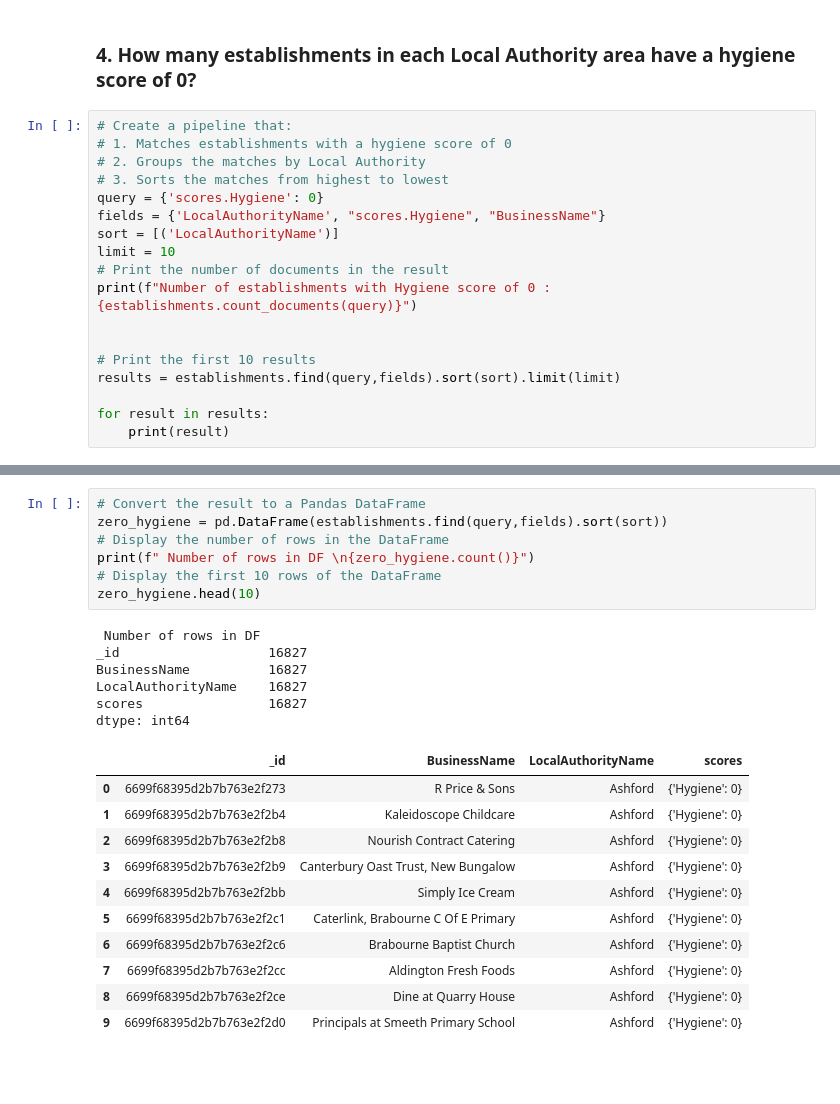
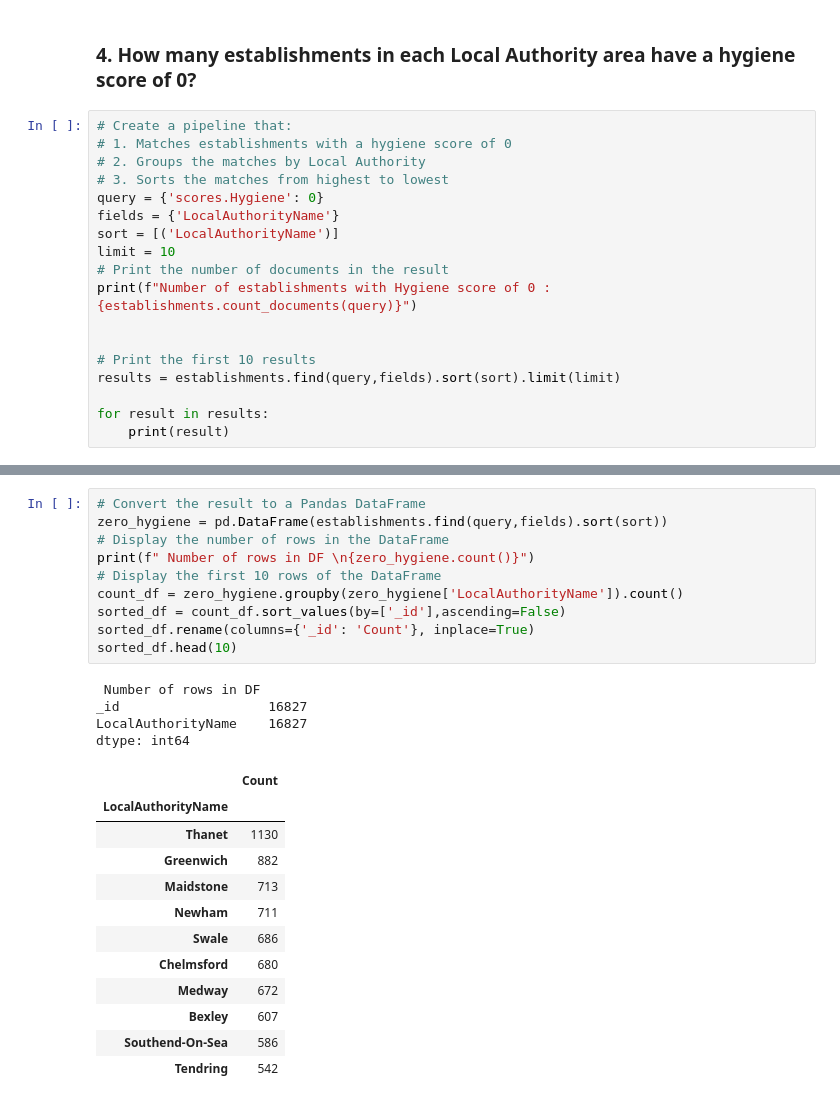
Before and after one commit to rdeshir10/NoSQL-Challenge, a Jupyter notebook: NoSQL_analysis_starter.ipynb, the cells around one changed output, grey strips where cells are left out. Drawn from its saved outputs; the diff is of its cells as text; blank space fills up the shorter version.

```diff
--- a/NoSQL_analysis_starter.ipynb
+++ b/NoSQL_analysis_starter.ipynb
@@ -193,7 +193,7 @@ top_5_df.head()
 # 2. Groups the matches by Local Authority
 # 3. Sorts the matches from highest to lowest
 query = {'scores.Hygiene': 0}
-fields = {'LocalAuthorityName', "scores.Hygiene", "BusinessName"}
+fields = {'LocalAuthorityName'}
 sort = [('LocalAuthorityName')]
 limit = 10
 # Print the number of documents in the result
@@ -220,25 +220,27 @@ Number of establishments with Hygiene score of 0 : 16827
 # %%
 # Convert the result to a Pandas DataFrame
 zero_hygiene = pd.DataFrame(establishments.find(query,fields).sort(sort))
 # Display the number of rows in the DataFrame
 print(f" Number of rows in DF \n{zero_hygiene.count()}")
 # Display the first 10 rows of the DataFrame
-zero_hygiene.head(10)
+count_df = zero_hygiene.groupby(zero_hygiene['LocalAuthorityName']).count()
+sorted_df = count_df.sort_values(by=['_id'],ascending=False)
+sorted_df.rename(columns={'_id': 'Count'}, inplace=True)
+sorted_df.head(10)
 # %% [output]
  Number of rows in DF
 _id                   16827
-BusinessName          16827
 LocalAuthorityName    16827
-scores                16827
 dtype: int64
-|  | _id | BusinessName | LocalAuthorityName | scores |
-| 0 | 6699f68395d2b7b763e2f273 | R Price & Sons | Ashford | {'Hygiene': 0} |
-| 1 | 6699f68395d2b7b763e2f2b4 | Kaleidoscope Childcare | Ashford | {'Hygiene': 0} |
-| 2 | 6699f68395d2b7b763e2f2b8 | Nourish Contract Catering | Ashford | {'Hygiene': 0} |
-| 3 | 6699f68395d2b7b763e2f2b9 | Canterbury Oast Trust, New Bungalow | Ashford | {'Hygiene': 0} |
-| 4 | 6699f68395d2b7b763e2f2bb | Simply Ice Cream | Ashford | {'Hygiene': 0} |
-| 5 | 6699f68395d2b7b763e2f2c1 | Caterlink, Brabourne C Of E Primary | Ashford | {'Hygiene': 0} |
-| 6 | 6699f68395d2b7b763e2f2c6 | Brabourne Baptist Church | Ashford | {'Hygiene': 0} |
-| 7 | 6699f68395d2b7b763e2f2cc | Aldington Fresh Foods | Ashford | {'Hygiene': 0} |
-| 8 | 6699f68395d2b7b763e2f2ce | Dine at Quarry House | Ashford | {'Hygiene': 0} |
-| 9 | 6699f68395d2b7b763e2f2d0 | Principals at Smeeth Primary School | Ashford | {'Hygiene': 0} |
+|  | Count |
+| LocalAuthorityName |  |
+| Thanet | 1130 |
+| Greenwich | 882 |
+| Maidstone | 713 |
+| Newham | 711 |
+| Swale | 686 |
+| Chelmsford | 680 |
+| Medway | 672 |
+| Bexley | 607 |
+| Southend-On-Sea | 586 |
+| Tendring | 542 |
```
Also changed, not shown: parts of 1 cell of this notebook.
